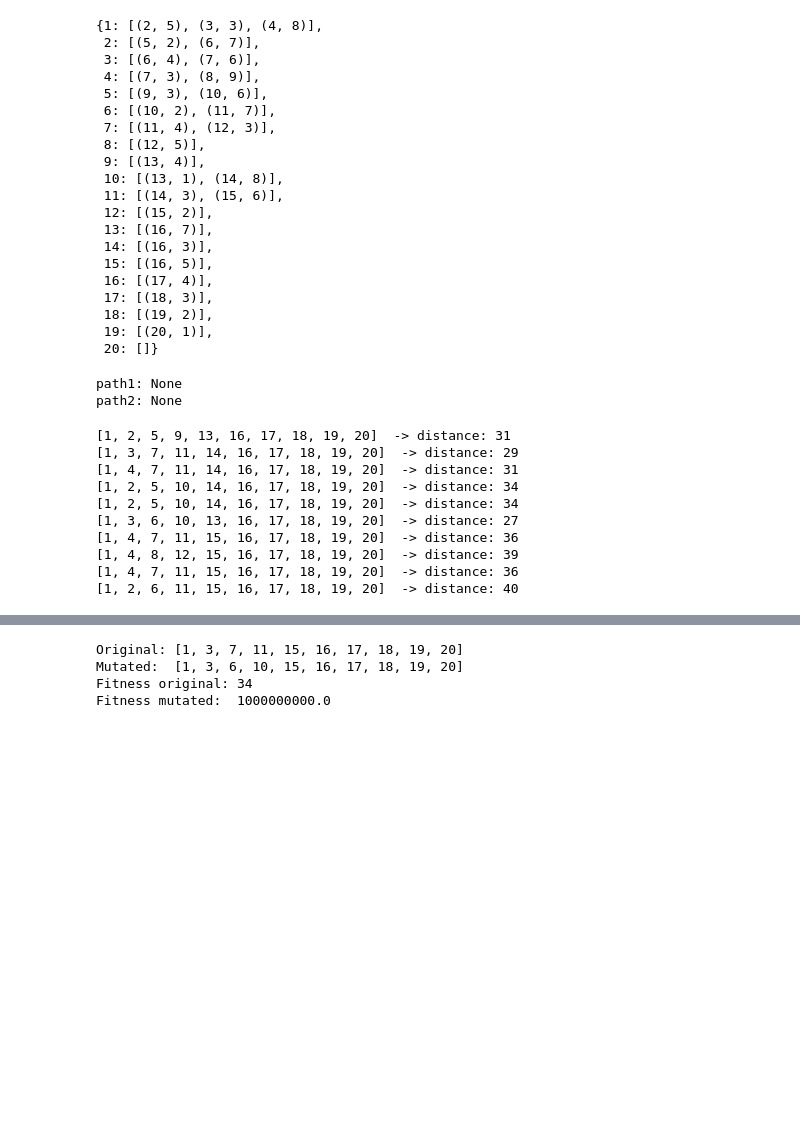
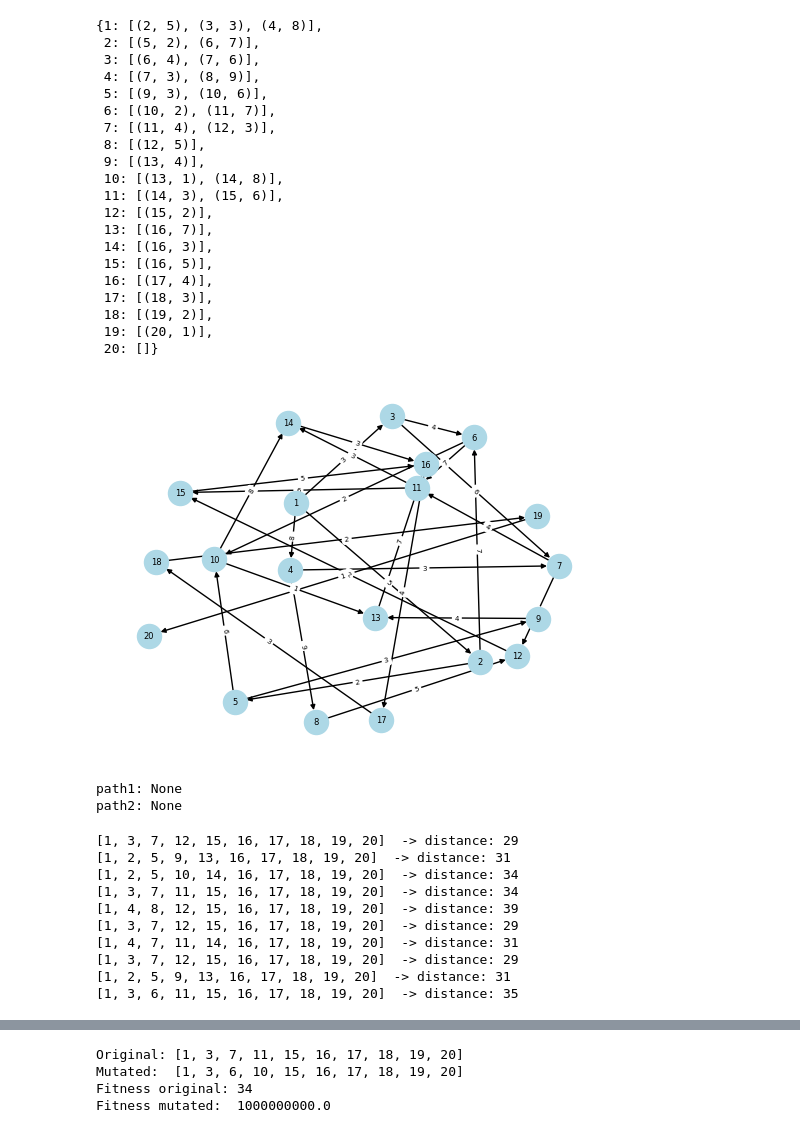
Before and after one commit to LaraMehle/IS, a Jupyter notebook: assignment1.ipynb, the cells around one changed output, grey strips where cells are left out. Drawn from its saved outputs; the diff is of its cells as text; code cells hidden in the pictures; blank space fills up the shorter version.

```diff
--- a/assignment1.ipynb
+++ b/assignment1.ipynb
@@ -22,8 +26,8 @@ def read_graph(file_path):
         graph[start].append((finish, distance))
     return graph
 # %%
-graph = read_graph("graph3.txt")
-graph
+graph3 = read_graph("graph3.txt")
+graph3
 # %% [output]
 {1: [(2, 5), (3, 3), (4, 8)],
  2: [(5, 2), (6, 7)],
@@ -45,6 +49,30 @@ graph
  18: [(19, 2)],
  19: [(20, 1)],
  20: []}
+# %%
+def graph_visualization(graph):
+    G = nx.DiGraph()
+    for node, value in graph.items():
+        for nxt, distance in value:
+            G.add_edge(node, nxt, weight=distance)
+
+    pos = nx.spring_layout(G, k=5, iterations=100)
+    nx.draw_networkx_nodes(G, pos, node_size=300, node_color='lightblue')
+    nx.draw_networkx_edges(G, pos, width=1, arrowstyle='-|>', arrowsize=7)
+
+
+    nx.draw_networkx_labels(G, pos, font_size=6, font_color='black')
+
+
+    edge_labels = nx.get_edge_attributes(G, 'weight')
+    nx.draw_networkx_edge_labels(G, pos, edge_labels=edge_labels, font_size=5)
+
+    plt.axis('off')
+    plt.show()
+# %%
+graph_visualization(graph3)
+# %% [output]
+[figure, added]
 # %%
 def path_distance(path, graph):
     result = 0
@@ -98,19 +126,19 @@ def generate_path(start, end, graph, max_steps = 100):
         return None
 # %%
 for i in range(10):
-    p = generate_path(1, 20, graph)
-    print(p, " -> distance:", path_distance(p, graph) if p is not None else None)
+    p = generate_path(1, 20, graph3)
+    print(p, " -> distance:", path_distance(p, graph3) if p is not None else None)
 # %% [output]
+[1, 3, 7, 12, 15, 16, 17, 18, 19, 20]  -> distance: 29
 [1, 2, 5, 9, 13, 16, 17, 18, 19, 20]  -> distance: 31
-[1, 3, 7, 11, 14, 16, 17, 18, 19, 20]  -> distance: 29
+[1, 2, 5, 10, 14, 16, 17, 18, 19, 20]  -> distance: 34
+[1, 3, 7, 11, 15, 16, 17, 18, 19, 20]  -> distance: 34
+[1, 4, 8, 12, 15, 16, 17, 18, 19, 20]  -> distance: 39
+[1, 3, 7, 12, 15, 16, 17, 18, 19, 20]  -> distance: 29
 [1, 4, 7, 11, 14, 16, 17, 18, 19, 20]  -> distance: 31
-[1, 2, 5, 10, 14, 16, 17, 18, 19, 20]  -> distance: 34
-[1, 2, 5, 10, 14, 16, 17, 18, 19, 20]  -> distance: 34
-[1, 3, 6, 10, 13, 16, 17, 18, 19, 20]  -> distance: 27
-[1, 4, 7, 11, 15, 16, 17, 18, 19, 20]  -> distance: 36
-[1, 4, 8, 12, 15, 16, 17, 18, 19, 20]  -> distance: 39
-[1, 4, 7, 11, 15, 16, 17, 18, 19, 20]  -> distance: 36
-[1, 2, 6, 11, 15, 16, 17, 18, 19, 20]  -> distance: 40
+[1, 3, 7, 12, 15, 16, 17, 18, 19, 20]  -> distance: 29
+[1, 2, 5, 9, 13, 16, 17, 18, 19, 20]  -> distance: 31
+[1, 3, 6, 11, 15, 16, 17, 18, 19, 20]  -> distance: 35
 # %%
 def generate_initial_population(start, end , graph, population_size = 50):
     population = []
```
Also changed, not shown: parts of 13 cells of this notebook.
